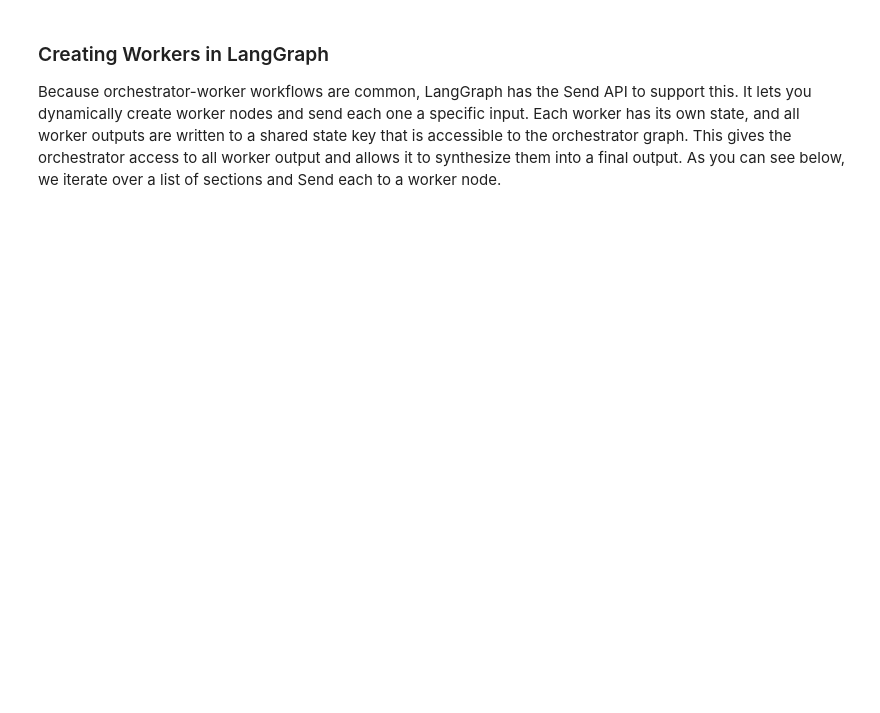
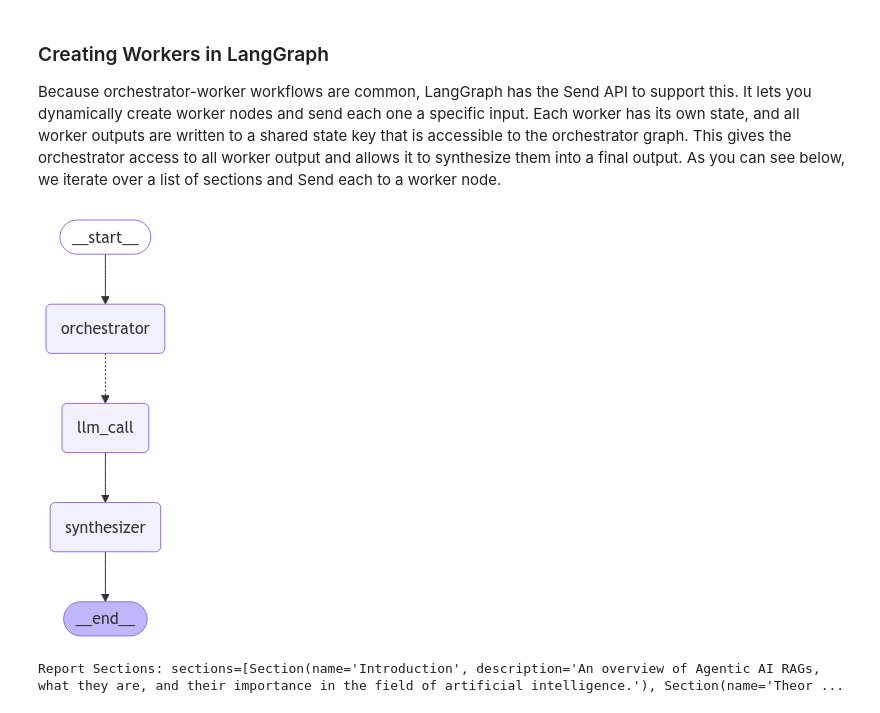
Before and after one commit to Monish-Nallagondalla/Agentic_Ai_Practice, a Jupyter notebook: 7-PYdantic_routing/Pydantic.ipynb, the cells around one changed output. Saved outputs shown, nothing was run; the diff lists cells and outputs as text; code cells hidden in the pictures; blank space fills up the shorter version.

```diff
--- a/7-PYdantic_routing/Pydantic.ipynb
+++ b/7-PYdantic_routing/Pydantic.ipynb
@@ -369,21 +369,26 @@ When to use this workflow: This workflow is well-suited for complex tasks where
 
 ![image.png](attachment:image.png)
 # %%
-from typing import Annotated,List
+
+from typing import Annotated, List
 import operator
 
+
+# Schema for structured output to use in planning
 class Section(BaseModel):
-    name : str =Field(
-        description="Name for this section of report.",
+    name: str = Field(
+        description="Name for this section of the report.",
     )
-    description : str = Field (
+    description: str = Field(
         description="Brief overview of the main topics and concepts to be covered in this section.",
     )
 
+
 class Sections(BaseModel):
-    Sections: List[Section] =Field(
-        description="sections of the report.",
+    sections: List[Section] = Field(
+        description="Sections of the report.",
     )
 
+
+# Augment the LLM with schema for structured output
 planner = llm.with_structured_output(Sections)
-planner
@@ -466,0 +470,31 @@ orchestrator_worker_builder.add_edge(START, "orchestrator")
+# %%
+# Build workflow
+orchestrator_worker_builder = StateGraph(State)
+
+# Add the nodes
+orchestrator_worker_builder.add_node("orchestrator", orchestrator)
+orchestrator_worker_builder.add_node("llm_call", llm_call)
+orchestrator_worker_builder.add_node("synthesizer", synthesizer)
+
+# Add edges to connect nodes
+orchestrator_worker_builder.add_edge(START, "orchestrator")
+orchestrator_worker_builder.add_conditional_edges(
+    "orchestrator", assign_workers, ["llm_call"]
+)
+orchestrator_worker_builder.add_edge("llm_call", "synthesizer")
+orchestrator_worker_builder.add_edge("synthesizer", END)
+
+# Compile the workflow
+orchestrator_worker = orchestrator_worker_builder.compile()
+
+# Show the workflow
+display(Image(orchestrator_worker.get_graph().draw_mermaid_png()))
+
+# Invoke
+state = orchestrator_worker.invoke({"topic": "Create a report on Agentic AI RAGs"})
+
+from IPython.display import Markdown
+Markdown(state["final_report"])
+# %% [output]
+[figure, added]
+Report Sections: sections=[Section(name='Introduction', description='An overview of Agentic AI RAGs, what they are, and their importance in the field of artificial intelligence.'), Section(name='Theor ...
```
Also changed, not shown: parts of 11 cells of this notebook.
